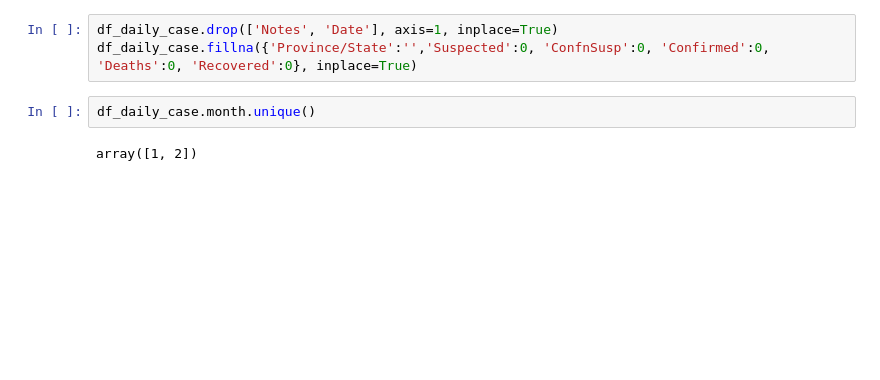
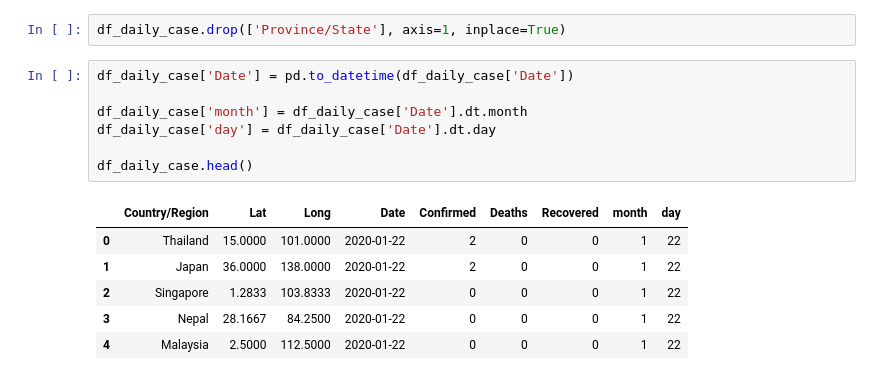
Before and after one commit to rootstrap/coronavirus-analysis, a Jupyter notebook: Coronavirus.ipynb, the cells around one changed output. Drawn from its saved outputs; the diff is of its cells as text; blank space fills up the shorter version.

```diff
--- a/Coronavirus.ipynb
+++ b/Coronavirus.ipynb
@@ -50,8 +31,17 @@ day                  0
 dtype: int64
-# %%
-df_daily_case.drop(['Notes', 'Date'], axis=1, inplace=True)
-df_daily_case.fillna({'Province/State':'','Suspected':0, 'ConfnSusp':0, 'Confirmed':0, 'Deaths':0, 'Recovered':0}, inplace=True)
-# %%
-df_daily_case.month.unique()
-# %% [output]
-array([1, 2])
+# %%
+df_daily_case.drop(['Province/State'], axis=1, inplace=True)
+# %%
+df_daily_case['Date'] = pd.to_datetime(df_daily_case['Date'])
+
+df_daily_case['month'] = df_daily_case['Date'].dt.month
+df_daily_case['day'] = df_daily_case['Date'].dt.day
+
+df_daily_case.head()
+# %% [output]
+|  | Country/Region | Lat | Long | Date | Confirmed | Deaths | Recovered | month | day |
+| 0 | Thailand | 15.0000 | 101.0000 | 2020-01-22 | 2 | 0 | 0 | 1 | 22 |
+| 1 | Japan | 36.0000 | 138.0000 | 2020-01-22 | 2 | 0 | 0 | 1 | 22 |
+| 2 | Singapore | 1.2833 | 103.8333 | 2020-01-22 | 0 | 0 | 0 | 1 | 22 |
+| 3 | Nepal | 28.1667 | 84.2500 | 2020-01-22 | 0 | 0 | 0 | 1 | 22 |
+| 4 | Malaysia | 2.5000 | 112.5000 | 2020-01-22 | 0 | 0 | 0 | 1 | 22 |
```
Also changed, not shown: parts of 12 cells of this notebook, 6 other files.
